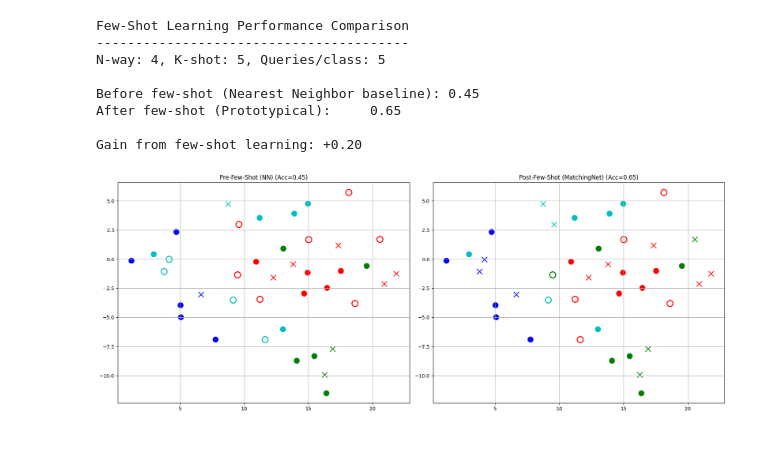
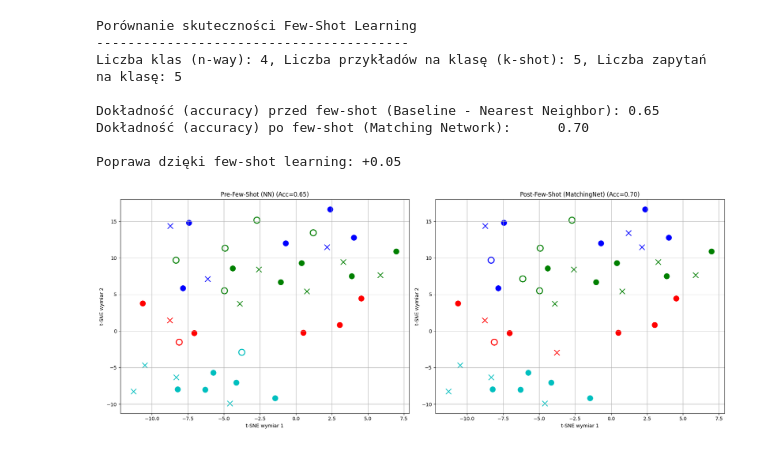
Before and after one commit to miadamczyk/miniproject, a Jupyter notebook: metric-based.ipynb, the cells around one changed output. Cells and saved outputs as stored; diff of their text form; code cells hidden in the pictures.

```diff
--- a/metric-based.ipynb
+++ b/metric-based.ipynb
@@ -457,56 +471,48 @@ post_preds = post_preds.argmax(dim=1)
 
 post_acc = (post_preds == query_y).float().mean().item()
 # %%
-print("Few-Shot Learning Performance Comparison")
-print("----------------------------------------")
-print(f"N-way: {n_way}, K-shot: {k_shot}, Queries/class: {n_query}")
-print()
-print(f"Before few-shot (Nearest Neighbor baseline): {pre_acc:.2f}")
-print(f"After few-shot (Prototypical):     {post_acc:.2f}")
-print()
-print("Gain from few-shot learning: "
-      f"{post_acc - pre_acc:+.2f}")
+few_shot_comparison("Baseline - Nearest Neighbor", "Matching Network", pre_acc, post_acc, n_way, k_shot, n_query)
 # %% [output]
-Few-Shot Learning Performance Comparison
+Porównanie skuteczności Few-Shot Learning
 ----------------------------------------
-N-way: 4, K-shot: 5, Queries/class: 5
+Liczba klas (n-way): 4, Liczba przykładów na klasę (k-shot): 5, Liczba zapytań na klasę: 5
 
-Before few-shot (Nearest Neighbor baseline): 0.45
-After few-shot (Prototypical):     0.65
+Dokładność (accuracy) przed few-shot (Baseline - Nearest Neighbor): 0.65
+Dokładność (accuracy) po few-shot (Matching Network):      0.70
 
-Gain from few-shot learning: +0.20
+Poprawa dzięki few-shot learning: +0.05
 # %%
 fig, axes = plt.subplots(1, 2, figsize=(18, 7))
 
 plot_tsne(
     axes[0],
     pre_preds.cpu().numpy(),
     f"Pre-Few-Shot (NN) (Acc={pre_acc:.2f})",
     n_way,
     support_2d,
     query_2d,
     support_y_np,
     query_y
 )
 
 plot_tsne(
     axes[1],
     post_preds.cpu().numpy(),
     f"Post-Few-Shot (MatchingNet) (Acc={post_acc:.2f})",
     n_way,
     support_2d,
     query_2d,
     support_y_np,
     query_y,
-    prototypes_2d=prototypes_2d
 )
 
 plt.tight_layout()
 plt.show()
 
-#circles - support points
-#rings - misclassified query points
-#x-es - well classified query points
+# koła - punkty wsparcia
+# pierścienie - źle sklasyfikowane punkty zapytania
+# x-y - dobrze sklasyfikowane punkty zapytania
+# wymiary t-SNE to reprezentacja 2D wysokowymiarowych embeddingów, stworzona tak, aby punkty podobne w oryginalnej przestrzeni były blisko siebie w płaszczyźnie.
 # %% [output]
-[figure, old version]
+[figure, new version]
 # %% [markdown]
```
Also changed, not shown: parts of 17 cells of this notebook, 2 other files.
